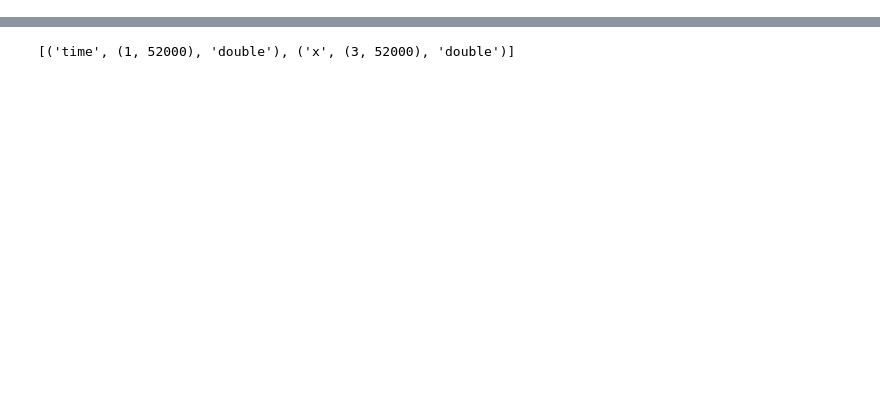
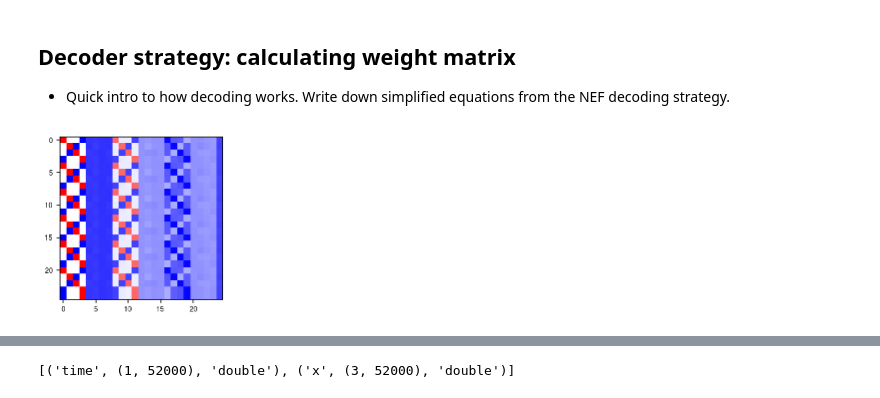
Before and after one commit to atait/nengo, a Jupyter notebook: examples/lightwave_stuff/Fourier Sinusoid Neuron_SciRep.ipynb, the cells around one changed output, grey strips where cells are left out. Drawn from its saved outputs; the diff is of its cells as text; code cells hidden in the pictures; blank space fills up the shorter version.

```diff
--- a/examples/lightwave_stuff/Fourier Sinusoid Neuron_SciRep.ipynb
+++ b/examples/lightwave_stuff/Fourier Sinusoid Neuron_SciRep.ipynb
@@ -175,0 +281,20 @@ Widget Javascript not detected.  It may not be installed properly. Did you enabl
+# %% [markdown]
+## Decoder strategy: calculating weight matrix
+
+- Quick intro to how decoding works. Write down simplified equations from the NEF decoding strategy.
+# %%
+# The weight probe is sim.data[weight_probe][0,:,:], but that gives the best approx to (x0, x1, x2)
+# What we actually want is the interconnection matrix.
+# For that, you need to encode this vector using the encoders variable.
+weight_matrix = np.dot(encoders, sim.data[weight_probe][0,:,:])
+
+saving = False
+if saving:
+    pp = PdfPages('weight_matrix.pdf')
+fig = plt.figure(3, figsize=(3,3), dpi=72)
+plt.imshow(weight_matrix, cmap='bwr', interpolation='nearest')
+if saving:
+    pp.savefig()
+    pp.close()
+# %% [output]
+[figure, added]
```
Also changed, not shown: parts of 17 cells of this notebook.
